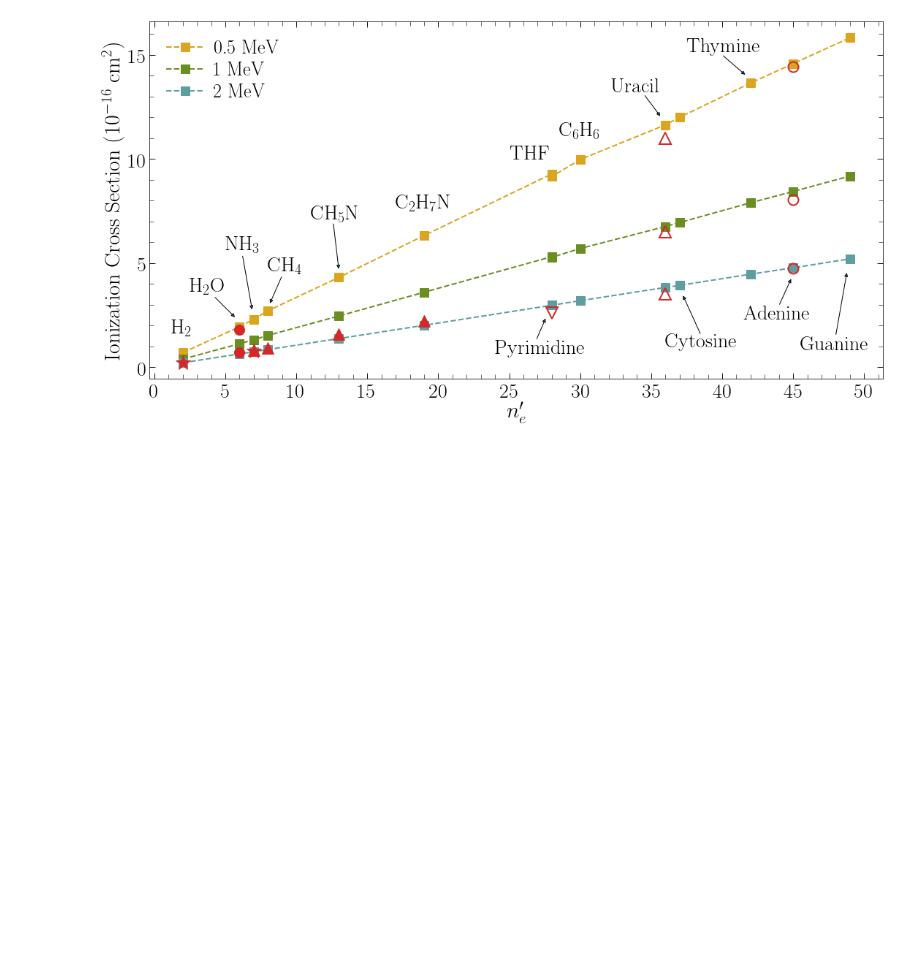
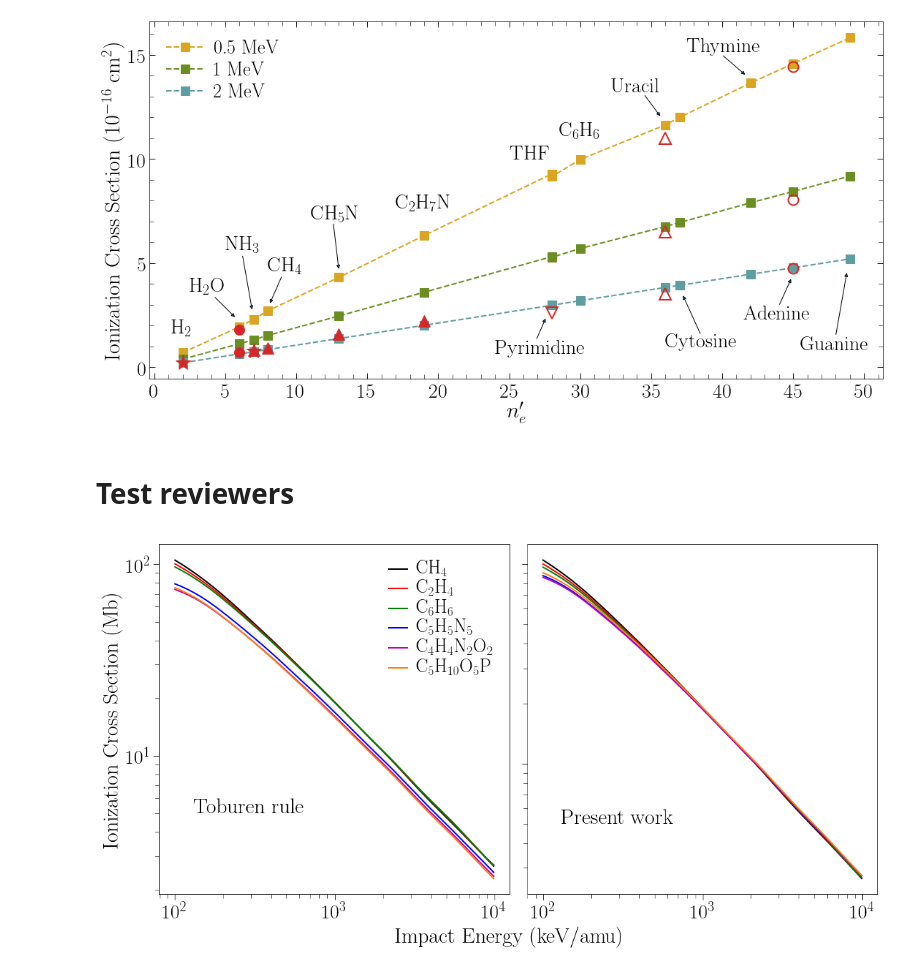
Before and after one commit to xiaogaogaoxiao/ionmol_stoi, a Jupyter notebook: figuras/graphs/molscaling.ipynb, the cells around one changed output. Saved outputs shown, nothing was run; the diff lists cells and outputs as text; code cells hidden in the pictures; blank space fills up the shorter version.

Commit message:
JPB reviewers' comments

```diff
--- a/figuras/graphs/molscaling.ipynb
+++ b/figuras/graphs/molscaling.ipynb
@@ -14,7 +14,7 @@ convcm2=0.28002
 def convMeV(x):
     return 25.0*(x**2)/1000.
 # %%
-folder="~/newmonti/calculos/"
+folder="~/ionmol_stoi/calculos/"
 # %%
 PS1=pd.read_csv(folder+"P/P_CDW_adn_NV.dat",sep=' ',delimiter='\s+',header='infer')
 PS2=pd.read_csv(folder+"P/P_CDW_CHn_NV.dat",sep=' ',delimiter='\s+',header='infer')
@@ -1270,3 +1296,57 @@ plt.savefig("../scale_ne.eps",bbox_inches='tight')
 plt.show()
 # %% [output]
 [figure]
+# %% [markdown]
+# Test reviewers
+# %%
+ymin=2
+ymax=2000
+xmin=60.
+xmax=convkeV(20.)
+xtext=5500
+ytext=1000
+
+fig = plt.figure(figsize=(18,9))
+plt.rc('text', usetex=True)
+plt.rc('font', family='serif')
+ax1 = plt.subplot(121)
+plt.text(130, 5, 'Toburen rule',fontsize=imolsize)
+plt.plot(convkeV(PNS2int['ENERGY'][ie100:]),PNS2int['CH4'][ie100:]*convMb,'k',linewidth=2,label=r'CH$_4$')
+plt.plot(convkeV(PNS2int['ENERGY'][ie100:]),PNS2int['C2H4'][ie100:]*convMb,'r',linewidth=2,label='C$_2$H$_4$')
+plt.plot(convkeV(PNS2int['ENERGY'][ie100:]),PNS2int['C6H6'][ie100:]*convMb,'g',linewidth=2,label='C$_6$H$_6$')
+plt.plot(convkeV(PNS1int['ENERGY'][ie100:]),PNS1int['ADENINA'][ie100:]*convMb,'b',linewidth=2,label='C$_5$H$_5$N$_5$')
+plt.plot(convkeV(PNS1int['ENERGY'][ie100:]),PNS1int['URACILO'][ie100:]*convMb,'m',linewidth=2,label='C$_4$H$_4$N$_2$O$_2$')
+plt.plot(convkeV(PNS1int['ENERGY'][ie100:]),PNS1int['BACKBONE'][ie100:]*convMb,'tab:orange',linewidth=2,label='C$_5$H$_{10}$O$_5$P')
+
+ax1.tick_params(which='major', labelsize=itickssize,length=8);
+ax1.tick_params(which='minor', length=6)
+plt.xlabel("Impact Energy (keV/amu)", fontsize=ilabelsize,labelpad=5,position=(1,0))
+plt.ylabel("Ionization Cross Section (Mb)", fontsize=ilabelsize,labelpad=5)
+ax1.legend(loc='best',fontsize=ilegsize,handletextpad=0.5,handlelength=1.,labelspacing=0.1,frameon=False)
+# plt.xlim(xmin,xmax)
+# plt.ylim(ymin,ymax)
+plt.yscale('log')
+plt.xscale('log')
+
+ax2 = plt.subplot(122)
+plt.text(130, 5, 'Present work',fontsize=imolsize)
+plt.plot(convkeV(PS2int['ENERGY'][ie100:]),PS2int['SLCH4'][ie100:]*convMb,'k',linewidth=2,label='CH4')
+plt.plot(convkeV(PS2int['ENERGY'][ie100:]),PS2int['SLC2H4'][ie100:]*convMb,'r',linewidth=2,label='C2H4')
+plt.plot(convkeV(PS2int['ENERGY'][ie100:]),PS2int['SLC6H6'][ie100:]*convMb,'g',linewidth=2,label='C6H6')
+plt.plot(convkeV(PS1int['ENERGY'][ie100:]),PS1int['SLADENINA'][ie100:]*convMb,'b',linewidth=2,label='C5H5N5')
+plt.plot(convkeV(PS1int['ENERGY'][ie100:]),PS1int['SLURACILO'][ie100:]*convMb,'m',linewidth=2,label='C4H4N2O2')
+plt.plot(convkeV(PS1int['ENERGY'][ie100:]),PS1int['SLBACKBONE'][ie100:]*convMb,'tab:orange',linewidth=2,label='C5H10O5P')
+
+ax2.tick_params(which='major', labelsize=itickssize,length=8);
+ax2.tick_params(which='minor', length=6)
+plt.yscale('log')
+plt.xscale('log')
+
+for ax in fig.get_axes():
+    ax.label_outer()
+fig.subplots_adjust(hspace=0.05, wspace=0.05)
+
+plt.savefig("testmolorder.eps",bbox_inches='tight')
+plt.show()
+# %% [output]
+[figure, added]
```
Also changed, not shown: parts of 19 cells of this notebook, 25 other files.
